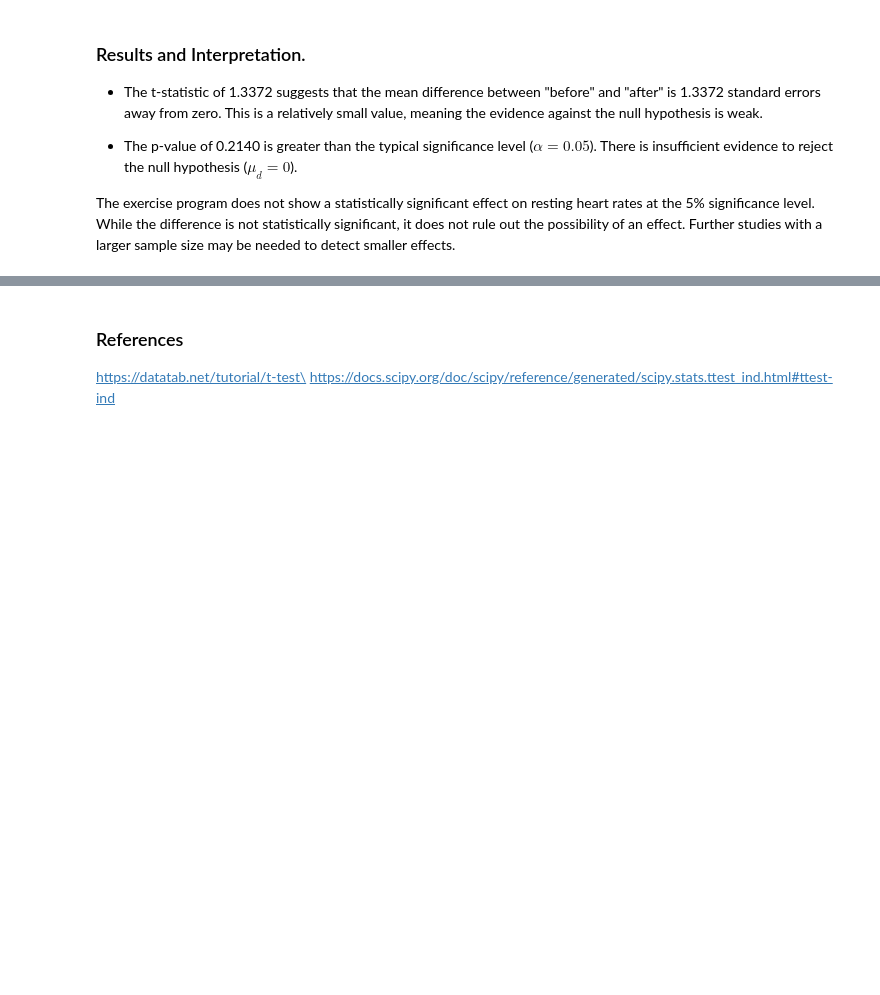
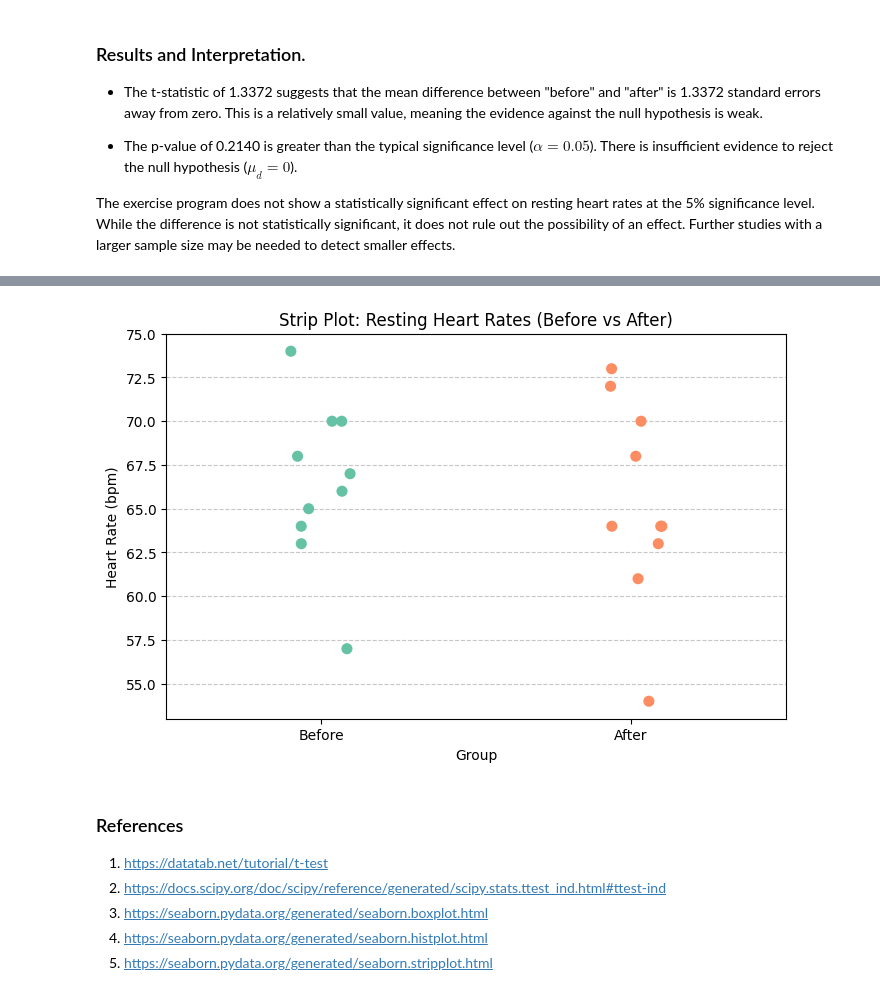
Before and after one commit to StefaniaVerduga/applied-statistics, a Jupyter notebook: tasks.ipynb, the cells around one changed output, grey strips where cells are left out. Saved outputs shown, nothing was run; the diff lists cells and outputs as text; code cells hidden in the pictures; blank space fills up the shorter version.

```diff
--- a/tasks.ipynb
+++ b/tasks.ipynb
@@ -411,5 +446,27 @@ The exercise program does not show a statistically significant effect on resting
+# %%
+# Combine data into a single structure
+data = {
+    "Group": ["Before"] * len(before) + ["After"] * len(after),
+    "Heart Rate": np.concatenate([before, after])
+}
+
+# Create a strip plot
+plt.figure(figsize=(8, 5))
+sns.stripplot(x="Group", y="Heart Rate", data=data, jitter=True, palette="Set2", size=8)
+
+# Add title and labels
+plt.title("Strip Plot: Resting Heart Rates (Before vs After)")
+plt.ylabel("Heart Rate (bpm)")
+plt.xlabel("Group")
+plt.grid(axis='y', linestyle='--', alpha=0.7)
+plt.show()
+# %% [output]
+[figure, added]
 # %% [markdown]
 ### References
 
-https://datatab.net/tutorial/t-test\
-https://docs.scipy.org/doc/scipy/reference/generated/scipy.stats.ttest_ind.html#ttest-ind
+1. https://datatab.net/tutorial/t-test
+2. https://docs.scipy.org/doc/scipy/reference/generated/scipy.stats.ttest_ind.html#ttest-ind
+3. https://seaborn.pydata.org/generated/seaborn.boxplot.html
+4. https://seaborn.pydata.org/generated/seaborn.histplot.html
+5. https://seaborn.pydata.org/generated/seaborn.stripplot.html
```
Also changed, not shown: parts of 17 cells of this notebook.
